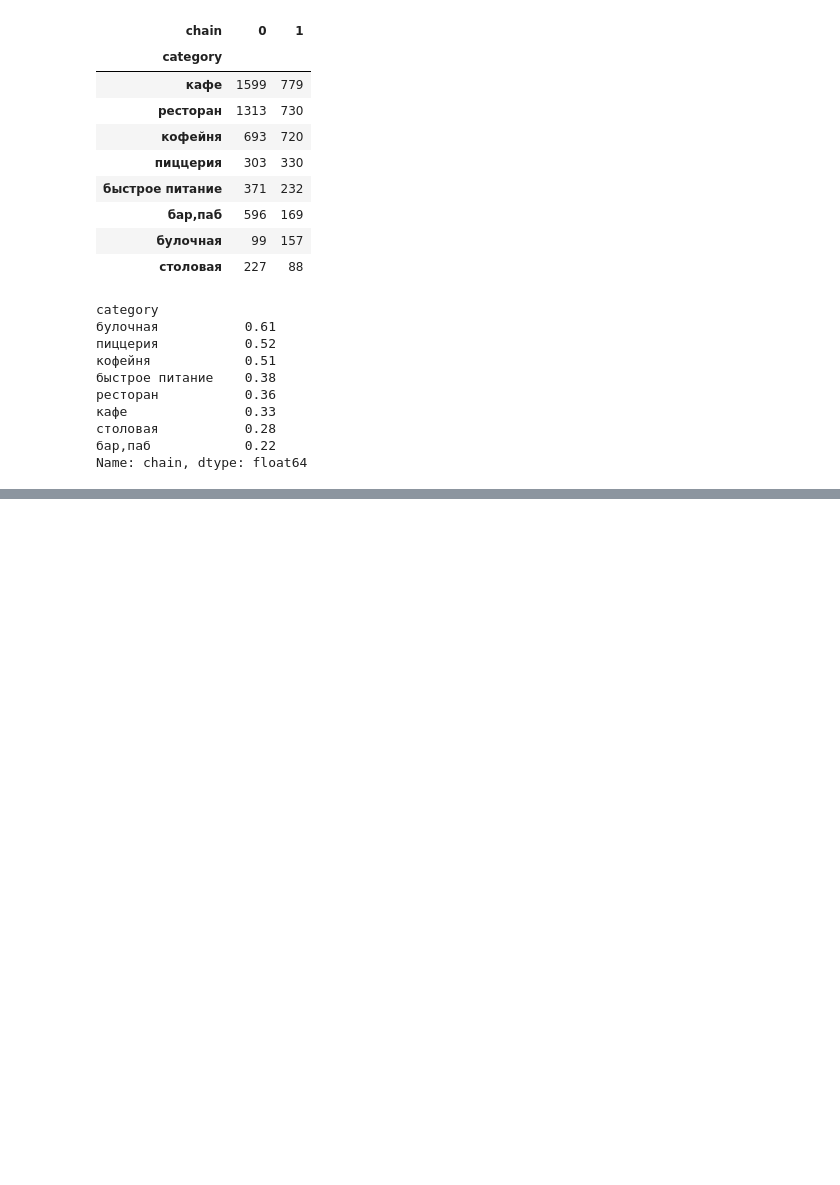
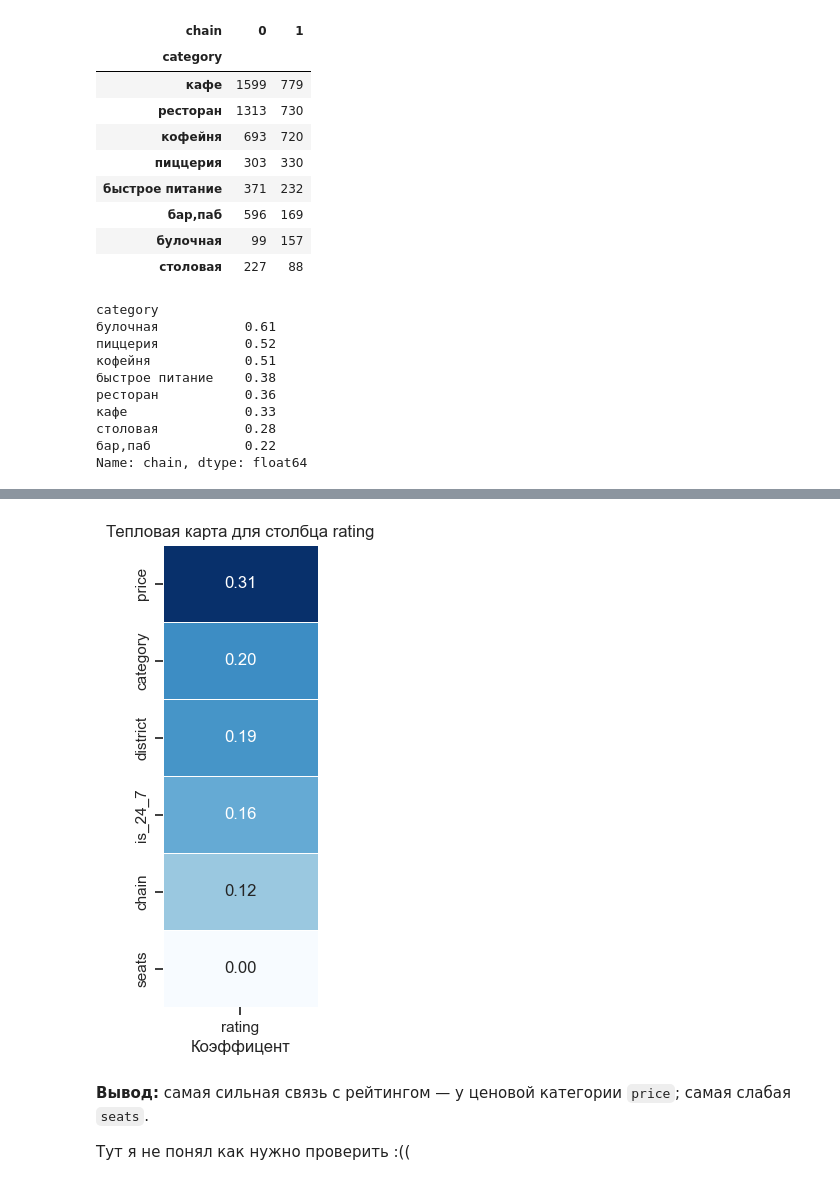
Before and after one commit to CAH0/Moscow_catering_market_research, a Jupyter notebook: File_analitics.ipynb, the cells around one changed output, grey strips where cells are left out. Drawn from its saved outputs; the diff is of its cells as text; code cells hidden in the pictures; blank space fills up the shorter version.

```diff
--- a/File_analitics.ipynb
+++ b/File_analitics.ipynb
@@ -497,0 +623,4 @@ Name: chain, dtype: float64
+# %%
+correlation_matrix = df[['category', 'rating', 'district', 'chain', 'price', 'is_24_7', 'seats']].phik_matrix()
+data_heatmap = correlation_matrix.loc[correlation_matrix.index != 'rating'][['rating']].sort_values(by='rating', ascending=False)
+display(data_heatmap)
@@ -497,0 +636,22 @@ Name: chain, dtype: float64
+# %%
+plt.figure(figsize=(2, 6))
+
+sns.heatmap(data_heatmap,
+            annot=True,
+            fmt='.2f',
+            cmap='Blues',
+            linewidths=0.5,
+            cbar=False
+           )
+
+plt.title('Тепловая карта для столбца rating')
+plt.xlabel('Коэффицент')
+
+plt.show()
+# %% [output]
+[figure, added]
+# %% [markdown]
+**Вывод:** самая сильная связь с рейтингом — у ценовой категории `price`; самая слабая `seats`.
+
+
+Тут я не понял как нужно проверить :((
```
Also changed, not shown: parts of 20 cells of this notebook.
